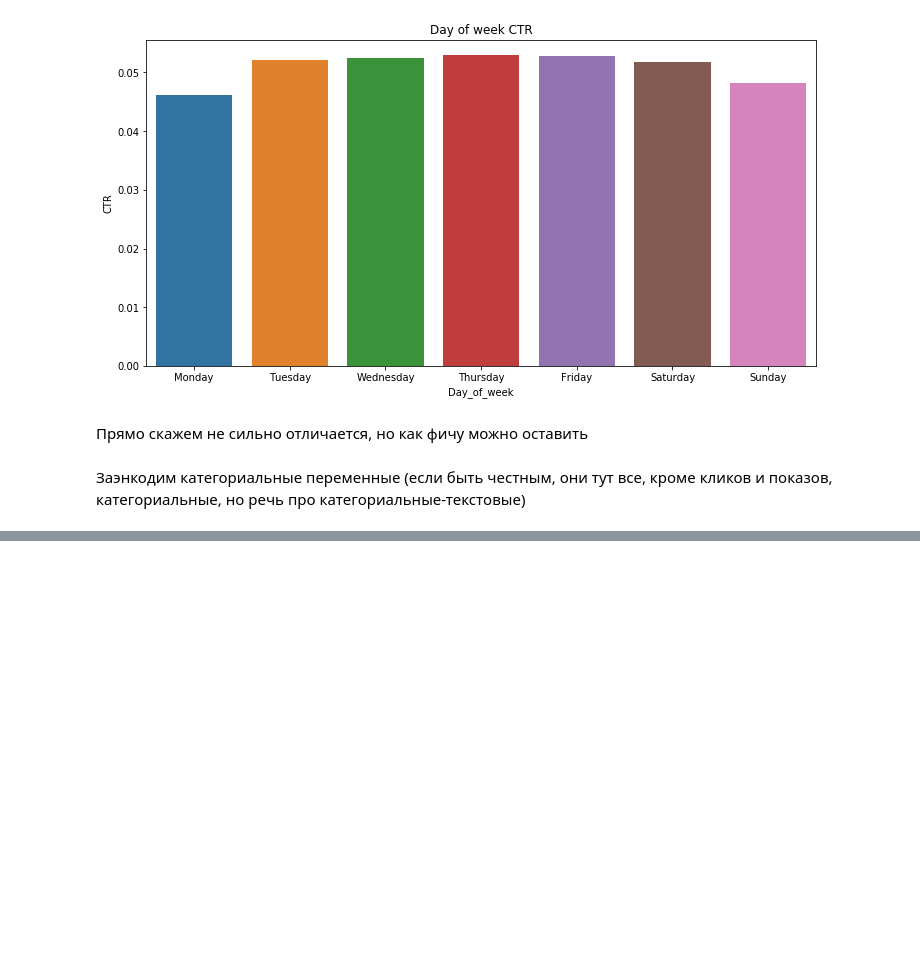
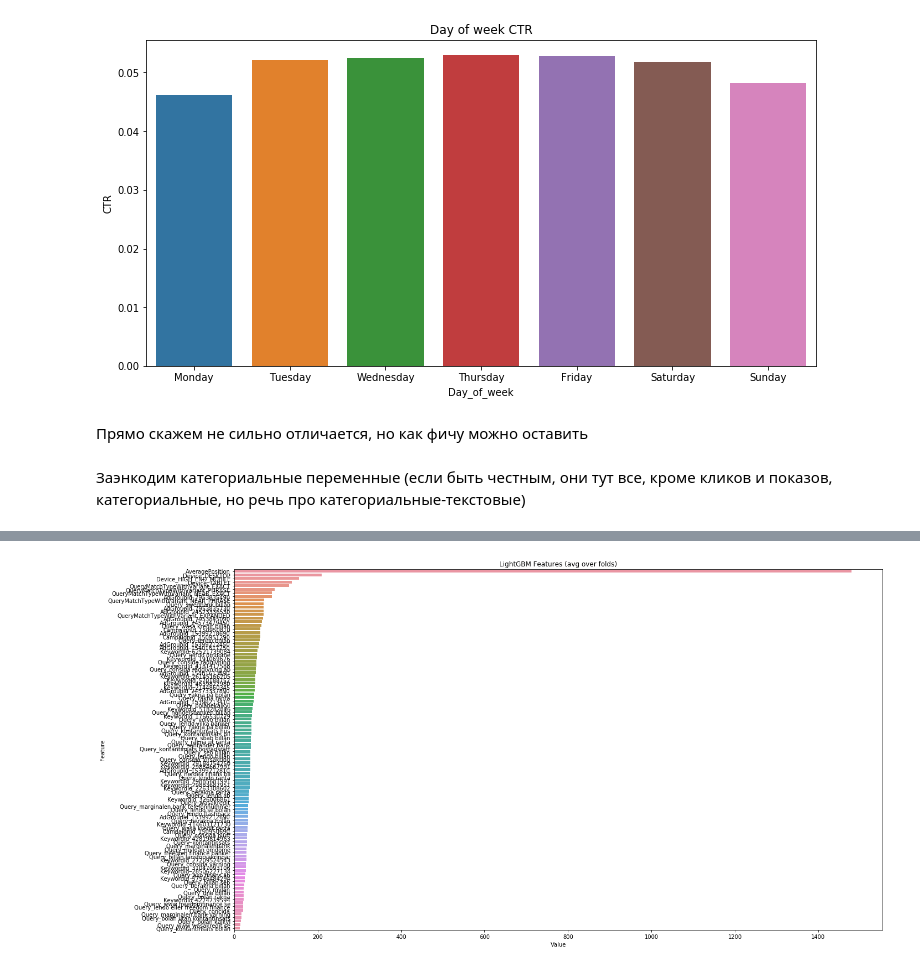
Before and after one commit to ivashnyov/CTR-prediction, a Jupyter notebook: CTR.ipynb, the cells around one changed output, grey strips where cells are left out. Drawn from its saved outputs; the diff is of its cells as text; code cells hidden in the pictures; blank space fills up the shorter version.

```diff
--- a/CTR.ipynb
+++ b/CTR.ipynb
@@ -343,2 +369,12 @@ print(labels)
 # %%
 save_prediction(labels, 'lgbm.csv')
+# %%
+feature_imp = pd.DataFrame(sorted(zip(gbm.feature_importance(), train_split.columns)), columns=['Value','Feature'])
+
+plt.figure(figsize=(20, 10))
+sns.barplot(x="Value", y="Feature", data=feature_imp.sort_values(by="Value", ascending=False)[0:100])
+plt.title('LightGBM Features (avg over folds)')
+plt.tight_layout()
+plt.show()
+# %% [output]
+[figure, added]
```
Also changed, not shown: parts of 20 cells of this notebook, 2 other files.
